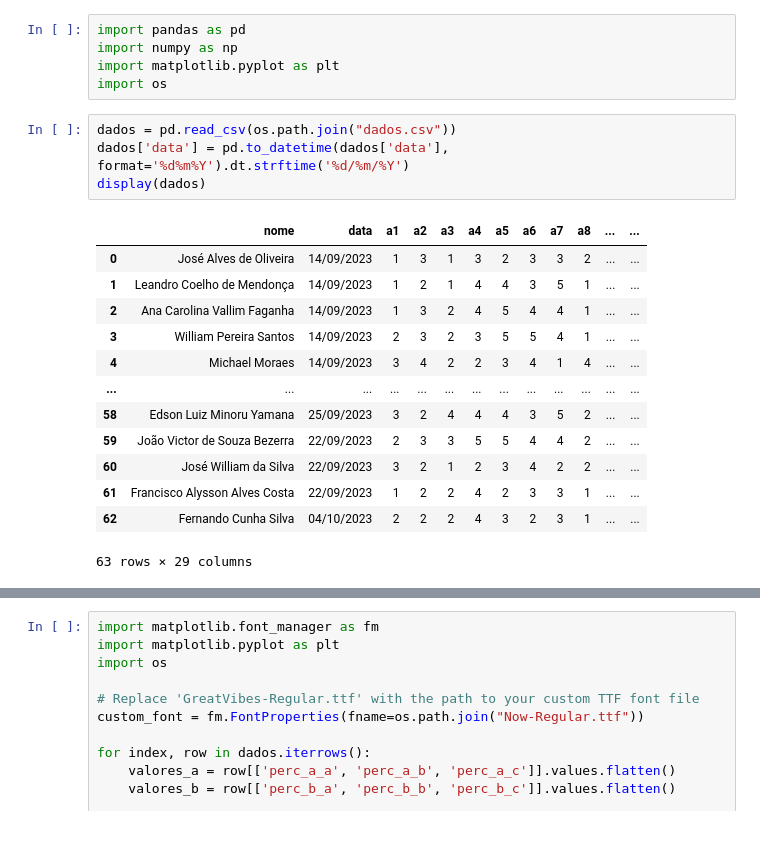
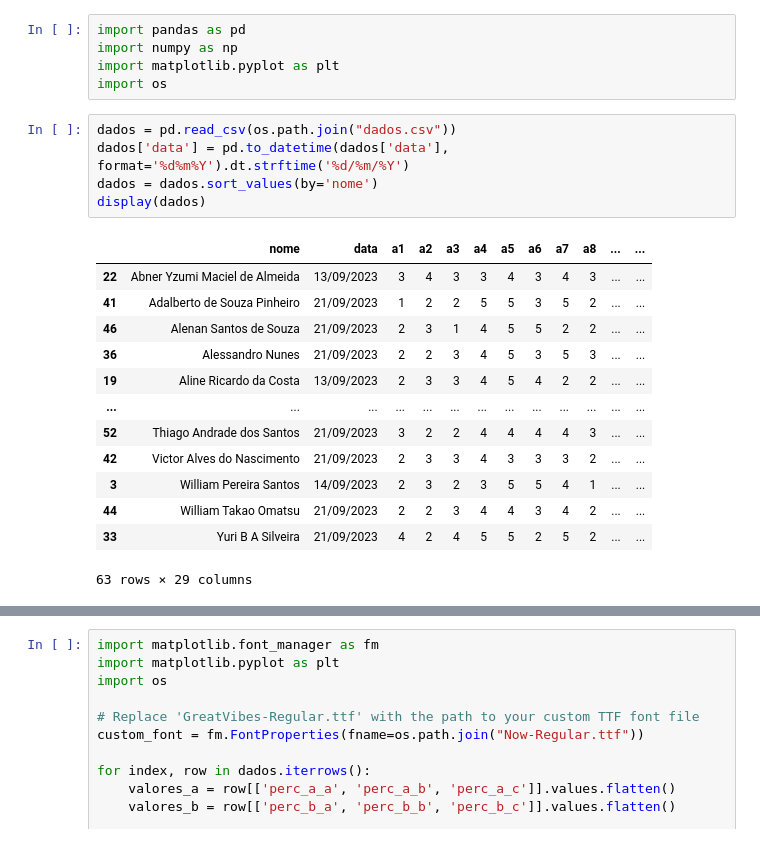
Before and after one commit to Parelho/sitka_bn_analise_de_dados, a Jupyter notebook: analise/códigos.ipynb, the cells around one changed output, grey strips where cells are left out. Cells and saved outputs as stored; diff of their text form.

```diff
--- a/analise/códigos.ipynb
+++ b/analise/códigos.ipynb
@@ -6,20 +6,21 @@ import os
 # %%
 dados = pd.read_csv(os.path.join("dados.csv"))
 dados['data'] = pd.to_datetime(dados['data'], format='%d%m%Y').dt.strftime('%d/%m/%Y')
+dados = dados.sort_values(by='nome')
 display(dados)
 # %% [output]
 |  | nome | data | a1 | a2 | a3 | a4 | a5 | a6 | a7 | a8 | ... | ... |
-| 0 | José Alves de Oliveira | 14/09/2023 | 1 | 3 | 1 | 3 | 2 | 3 | 3 | 2 | ... | ... |
-| 1 | Leandro Coelho de Mendonça | 14/09/2023 | 1 | 2 | 1 | 4 | 4 | 3 | 5 | 1 | ... | ... |
-| 2 | Ana Carolina Vallim Faganha | 14/09/2023 | 1 | 3 | 2 | 4 | 5 | 4 | 4 | 1 | ... | ... |
+| 22 | Abner Yzumi Maciel de Almeida | 13/09/2023 | 3 | 4 | 3 | 3 | 4 | 3 | 4 | 3 | ... | ... |
+| 41 | Adalberto de Souza Pinheiro | 21/09/2023 | 1 | 2 | 2 | 5 | 5 | 3 | 5 | 2 | ... | ... |
+| 46 | Alenan Santos de Souza | 21/09/2023 | 2 | 3 | 1 | 4 | 5 | 5 | 2 | 2 | ... | ... |
+| 36 | Alessandro Nunes | 21/09/2023 | 2 | 2 | 3 | 4 | 5 | 3 | 5 | 3 | ... | ... |
+| 19 | Aline Ricardo da Costa | 13/09/2023 | 2 | 3 | 3 | 4 | 5 | 4 | 2 | 2 | ... | ... |
+| ... | ... | ... | ... | ... | ... | ... | ... | ... | ... | ... | ... | ... |
+| 52 | Thiago Andrade dos Santos | 21/09/2023 | 3 | 2 | 2 | 4 | 4 | 4 | 4 | 3 | ... | ... |
+| 42 | Victor Alves do Nascimento | 21/09/2023 | 2 | 3 | 3 | 4 | 3 | 3 | 3 | 2 | ... | ... |
 | 3 | William Pereira Santos | 14/09/2023 | 2 | 3 | 2 | 3 | 5 | 5 | 4 | 1 | ... | ... |
-| 4 | Michael Moraes | 14/09/2023 | 3 | 4 | 2 | 2 | 3 | 4 | 1 | 4 | ... | ... |
-| ... | ... | ... | ... | ... | ... | ... | ... | ... | ... | ... | ... | ... |
-| 58 | Edson Luiz Minoru Yamana | 25/09/2023 | 3 | 2 | 4 | 4 | 4 | 3 | 5 | 2 | ... | ... |
-| 59 | João Victor de Souza Bezerra | 22/09/2023 | 2 | 3 | 3 | 5 | 5 | 4 | 4 | 2 | ... | ... |
-| 60 | José William da Silva | 22/09/2023 | 3 | 2 | 1 | 2 | 3 | 4 | 2 | 2 | ... | ... |
-| 61 | Francisco Alysson Alves Costa | 22/09/2023 | 1 | 2 | 2 | 4 | 2 | 3 | 3 | 1 | ... | ... |
-| 62 | Fernando Cunha Silva | 04/10/2023 | 2 | 2 | 2 | 4 | 3 | 2 | 3 | 1 | ... | ... |
+| 44 | William Takao Omatsu | 21/09/2023 | 2 | 2 | 3 | 4 | 4 | 3 | 4 | 2 | ... | ... |
+| 33 | Yuri B A Silveira | 21/09/2023 | 4 | 2 | 4 | 5 | 5 | 2 | 5 | 2 | ... | ... |
 63 rows × 29 columns
 # %%
 dados[['a1', 'a2', 'a3', 'a4', 'a5', 'a6', 'a7', 'a8', 'a9']] = dados[['a1', 'a2', 'a3', 'a4', 'a5', 'a6', 'a7', 'a8', 'a9']].fillna(2)
```
Also changed, not shown: parts of 3 cells of this notebook, 1 other file.
